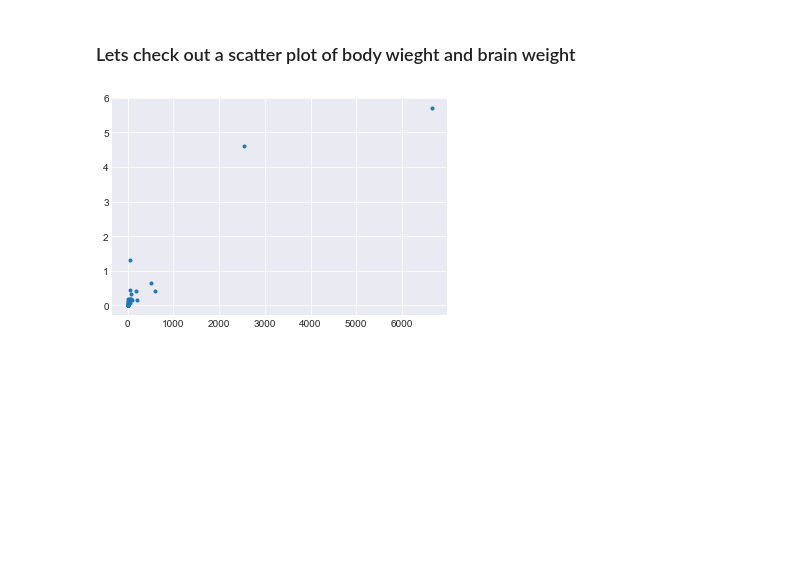
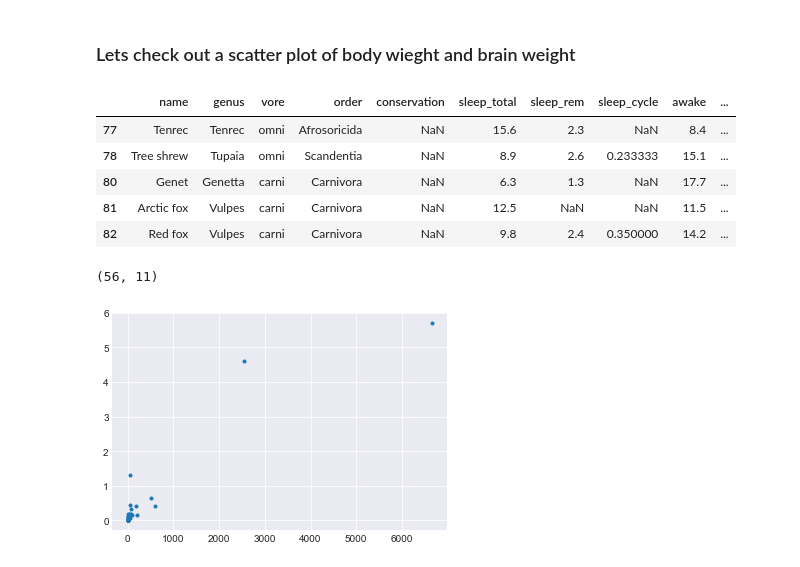
Before and after one commit to judesgit/GA-Data_Science, a Jupyter notebook: lessons/lesson-06/code/starter-code/starter-code-6.ipynb, the cells around one changed output. Saved outputs shown, nothing was run; the diff lists cells and outputs as text; code cells hidden in the pictures; blank space fills up the shorter version.

```diff
--- a/lessons/lesson-06/code/starter-code/starter-code-6.ipynb
+++ b/lessons/lesson-06/code/starter-code/starter-code-6.ipynb
@@ -26,6 +26,19 @@ mammals.head()
 | 9 | Roe deer | Capreolus | herbi | Artiodactyla | lc | 3.0 | NaN | NaN | 21.0 | ... |
 # %% [markdown]
 ### Lets check out a scatter plot of body wieght and brain weight
+# %%
+mammals.tail()
+# %% [output]
+|  | name | genus | vore | order | conservation | sleep_total | sleep_rem | sleep_cycle | awake | ... |
+| 77 | Tenrec | Tenrec | omni | Afrosoricida | NaN | 15.6 | 2.3 | NaN | 8.4 | ... |
+| 78 | Tree shrew | Tupaia | omni | Scandentia | NaN | 8.9 | 2.6 | 0.233333 | 15.1 | ... |
+| 80 | Genet | Genetta | carni | Carnivora | NaN | 6.3 | 1.3 | NaN | 17.7 | ... |
+| 81 | Arctic fox | Vulpes | carni | Carnivora | NaN | 12.5 | NaN | NaN | 11.5 | ... |
+| 82 | Red fox | Vulpes | carni | Carnivora | NaN | 9.8 | 2.4 | 0.350000 | 14.2 | ... |
+# %%
+mammals.shape
+# %% [output]
+(56, 11)
 # %%
 # create a matplotlib figure
 plt.figure()
```
Also changed, not shown: parts of 5 cells of this notebook.
